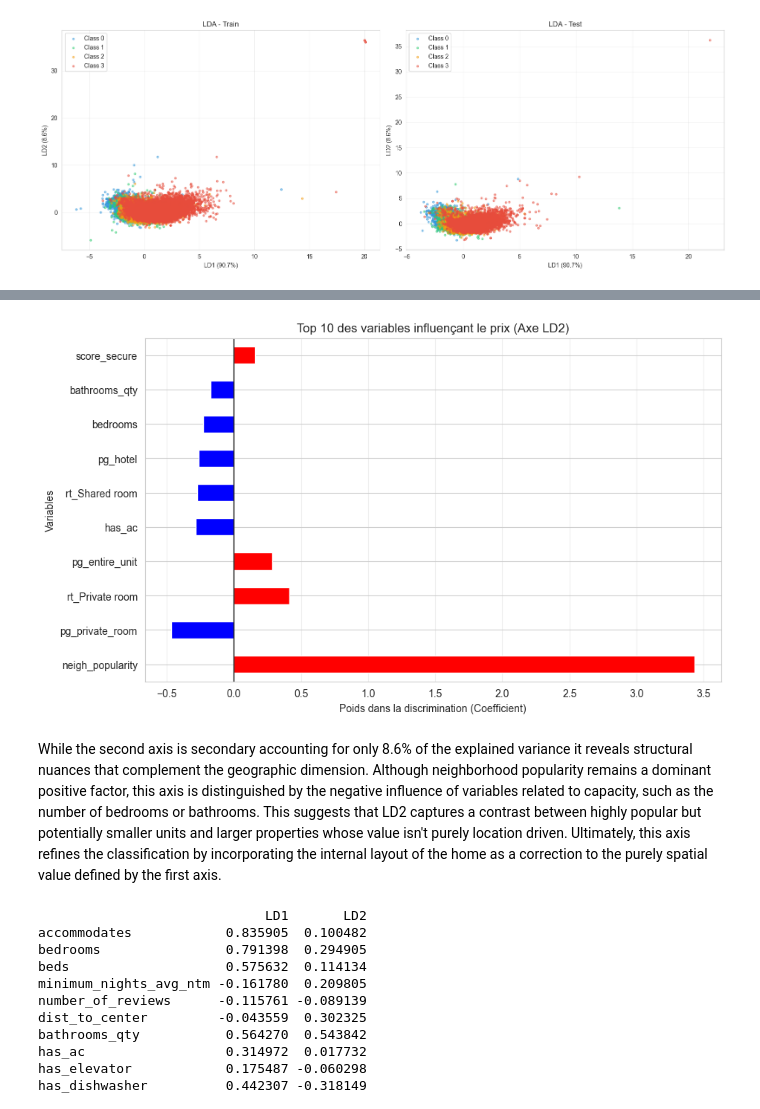
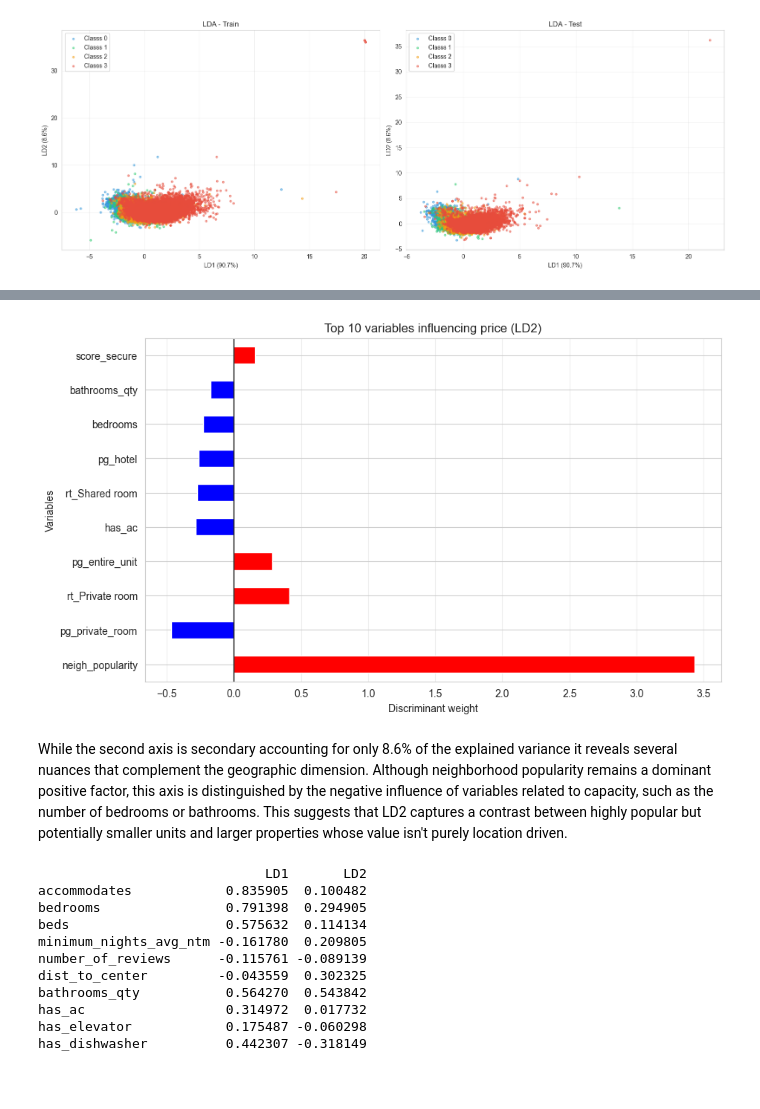
Before and after one commit to Felix-prjcts/ML_Airbnb_domain_generalisation, a Jupyter notebook: ML_Paris/LDA_Paris.ipynb, the cells around one changed output, grey strips where cells are left out. Drawn from its saved outputs; the diff is of its cells as text; code cells hidden in the pictures; blank space fills up the shorter version.

```diff
--- a/ML_Paris/LDA_Paris.ipynb
+++ b/ML_Paris/LDA_Paris.ipynb
@@ -207,22 +207,22 @@ The analysis demonstrates that the Paris real estate market is structured in a h
 # %%
-#extract coefficients for the second axis (LD2)
+#LD2 coefficients
 coeffs_ld1 = pd.Series(lda.coef_[1], index=X.columns)
 
-#sort by importance (highest absolute values)
+#sorting
 top_features = coeffs_ld1.abs().sort_values(ascending=False).head(10)
 top_coeffs = coeffs_ld1.loc[top_features.index]
 
 #plot
 plt.figure(figsize=(10, 6))
 top_coeffs.plot(kind='barh', color=['red' if x > 0 else 'blue' for x in top_coeffs])
 plt.title("Top 10 variables influencing price (LD2)")
-plt.xlabel("Discriminant weight (Coefficient)")
+plt.xlabel("Discriminant weight")
 plt.ylabel("Variables")
 plt.axvline(x=0, color='black', linestyle='-', linewidth=1)
 plt.grid(axis='x', alpha=0.3)
 plt.show()
 # %% [output]
-[figure, old version]
+[figure, new version]
 # %% [markdown]
-While the second axis is secondary accounting for only 8.6% of the explained variance it reveals structural nuances that complement the geographic dimension. Although neighborhood popularity remains a dominant positive factor, this axis is distinguished by the negative influence of variables related to capacity, such as the number of bedrooms or bathrooms. This suggests that LD2 captures a contrast between highly popular but potentially smaller units  and larger properties whose value isn't purely location driven. Ultimately, this axis refines the classification by incorporating the internal layout of the home as a correction to the purely spatial value defined by the first axis.
+While the second axis is secondary accounting for only 8.6% of the explained variance it reveals several nuances that complement the geographic dimension. Although neighborhood popularity remains a dominant positive factor, this axis is distinguished by the negative influence of variables related to capacity, such as the number of bedrooms or bathrooms. This suggests that LD2 captures a contrast between highly popular but potentially smaller units and larger properties whose value isn't purely location driven.
 # %%
```
Also changed, not shown: parts of 10 cells of this notebook, 2 other files.
